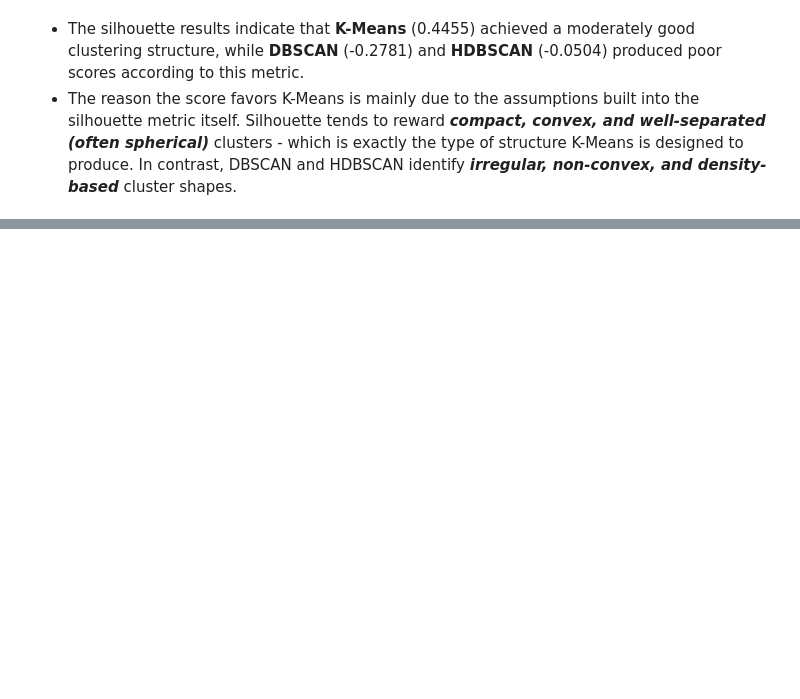
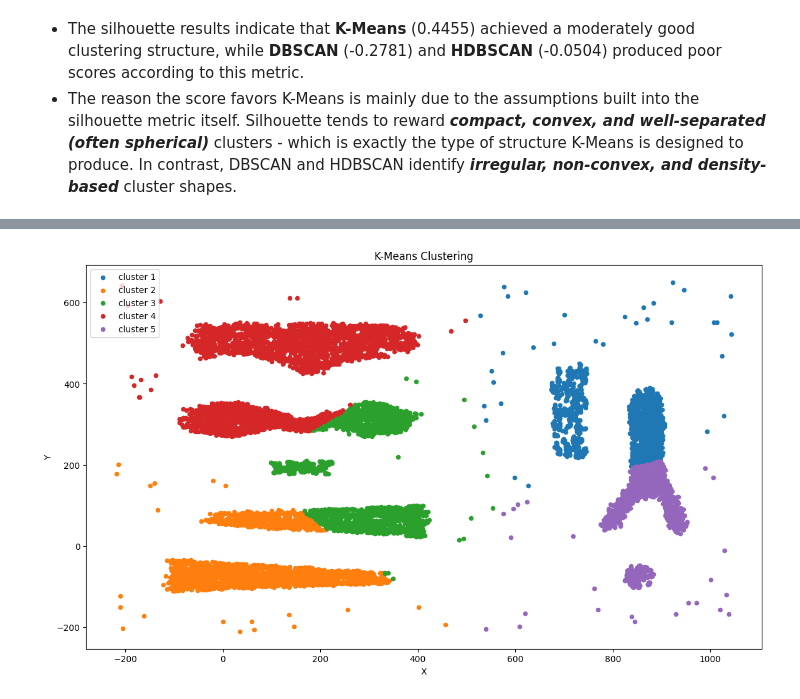
Before and after one commit to Leoul39/clustering-algorithms, a Jupyter notebook: plot.ipynb, the cells around one changed output, grey strips where cells are left out. Saved outputs shown, nothing was run; the diff lists cells and outputs as text; code cells hidden in the pictures; blank space fills up the shorter version.

```diff
--- a/plot.ipynb
+++ b/plot.ipynb
@@ -127,0 +142,6 @@ The silhouette score for hdbscan: -0.0504
+# %%
+kmeans_labels_2 = kmeans(X2,k=5,max_iters=100)
+
+plot_clusters(X2,kmeans_labels_2, "K-Means Clustering")
+# %% [output]
+[figure, added]
```
Also changed, not shown: parts of 5 cells of this notebook.
